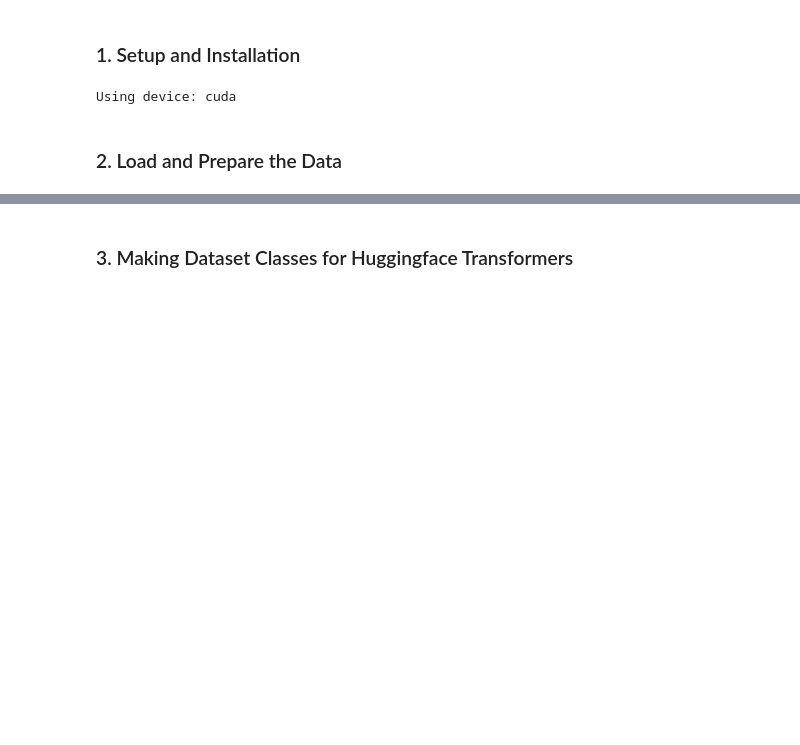
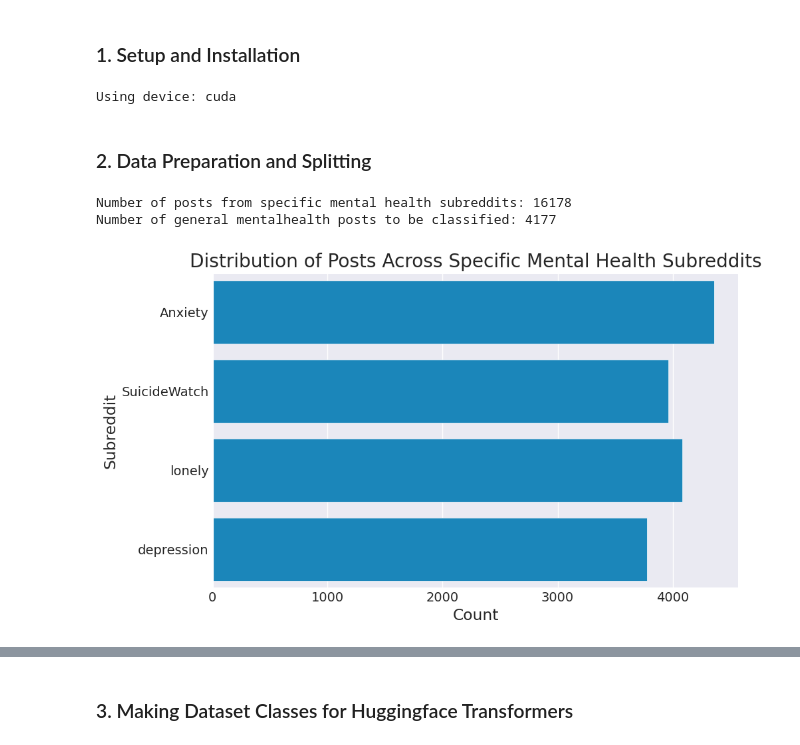
Before and after one commit to itmesneha/Subreddit-Sentinel, a Jupyter notebook: model_selection/Transformers.ipynb, the cells around one changed output, grey strips where cells are left out. Cells and saved outputs as stored; diff of their text form; code cells hidden in the pictures; blank space fills up the shorter version.

```diff
--- a/model_selection/Transformers.ipynb
+++ b/model_selection/Transformers.ipynb
@@ -42,8 +45,27 @@ print(f"Using device: {device}")
 # %% [output]
 Using device: cuda
 # %% [markdown]
-### 2. Load and Prepare the Data
+### 2. Data Preparation and Splitting
 # %%
-DATA_PATH = os.path.join(os.getcwd(), 'data', 'RHMD_Engineered.csv')
+DATA_PATH = os.path.join(os.path.dirname(os.getcwd()), 'data', 'RHMD_Engineered.csv')
 df = pd.read_csv(DATA_PATH)
+# %%
+mentalhealth_df = df[df['subreddit'] == 'mentalhealth'].copy()
+df = df[df['subreddit'] != 'mentalhealth'].copy()
+# %%
+print(f"Number of posts from specific mental health subreddits: {len(df)}")
+print(f"Number of general mentalhealth posts to be classified: {len(mentalhealth_df)}")
+# %% [output]
+Number of posts from specific mental health subreddits: 16178
+Number of general mentalhealth posts to be classified: 4177
+# %%
+plt.figure(figsize=(10, 6))
+sns.countplot(y='subreddit', data=df)
+plt.title('Distribution of Posts Across Specific Mental Health Subreddits')
+plt.xlabel('Count')
+plt.ylabel('Subreddit')
+plt.tight_layout()
+plt.show()
+# %% [output]
+[figure, added]
 # %%
```
Also changed, not shown: parts of 88 cells of this notebook, 2 other files.
